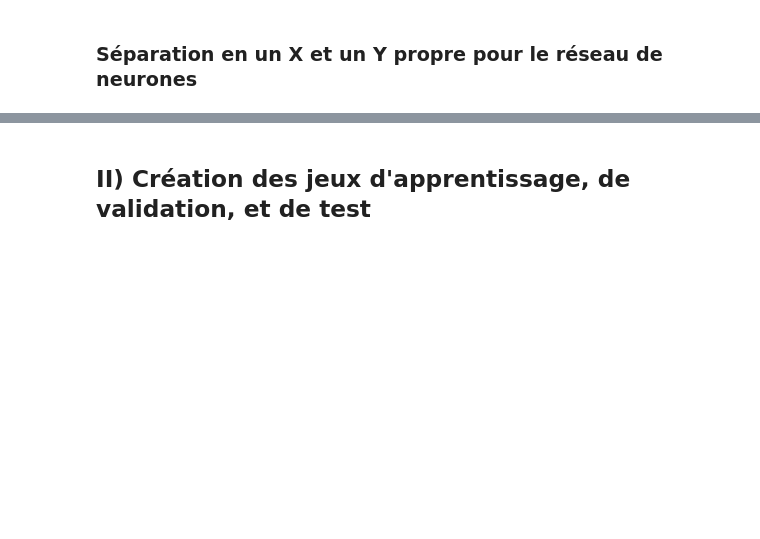
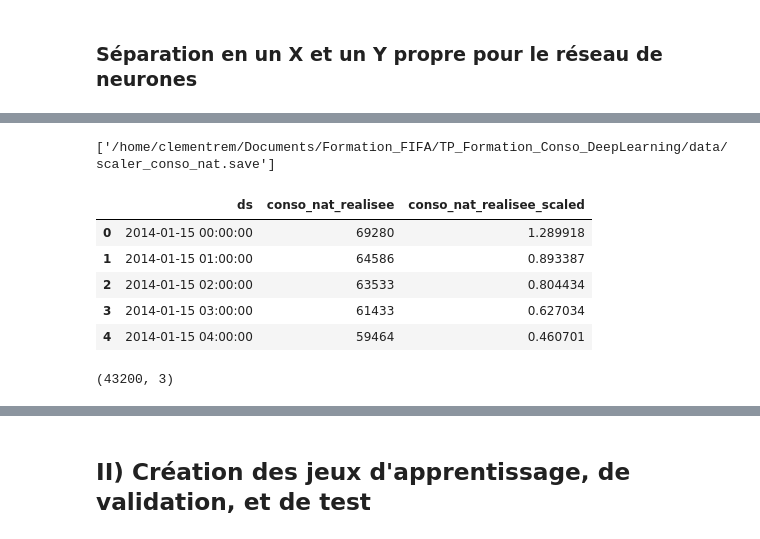
Before and after one commit to marota/TP_Formation_Conso_DeepLearning, a Jupyter notebook: TP_Formation_Conso_DeepLearning_complet.ipynb, the cells around one changed output, grey strips where cells are left out. Saved outputs shown, nothing was run; the diff lists cells and outputs as text; code cells hidden in the pictures; blank space fills up the shorter version.

```diff
--- a/TP_Formation_Conso_DeepLearning_complet.ipynb
+++ b/TP_Formation_Conso_DeepLearning_complet.ipynb
@@ -410,0 +349,21 @@ print(Y.shape)
+# %%
+import joblib
+joblib.dump(scaler_conso_nat, os.path.join(data_folder, "scaler_conso_nat.save"))
+# %% [output]
+['/home/clementrem/Documents/Formation_FIFA/TP_Formation_Conso_DeepLearning/data/scaler_conso_nat.save']
+# %%
+y_conso_csv = os.path.join(data_folder, "y_conso_nat_full.csv")
+Y = pd.read_csv(y_conso_csv, sep=",", engine='c', header=0)
+Y.rename(columns={"y": "conso_nat_realisee"}, inplace=True)
+Y['ds'] = pd.to_datetime(Y['ds'])
+Y['ds'] = Y['ds'].dt.tz_localize(None)
+display(Y.head(5))
+print(Y.shape)
+# %% [output]
+|  | ds | conso_nat_realisee | conso_nat_realisee_scaled |
+| 0 | 2014-01-15 00:00:00 | 69280 | 1.289918 |
+| 1 | 2014-01-15 01:00:00 | 64586 | 0.893387 |
+| 2 | 2014-01-15 02:00:00 | 63533 | 0.804434 |
+| 3 | 2014-01-15 03:00:00 | 61433 | 0.627034 |
+| 4 | 2014-01-15 04:00:00 | 59464 | 0.460701 |
+(43200, 3)
```
Also changed, not shown: parts of 34 cells of this notebook, 14 other files.
